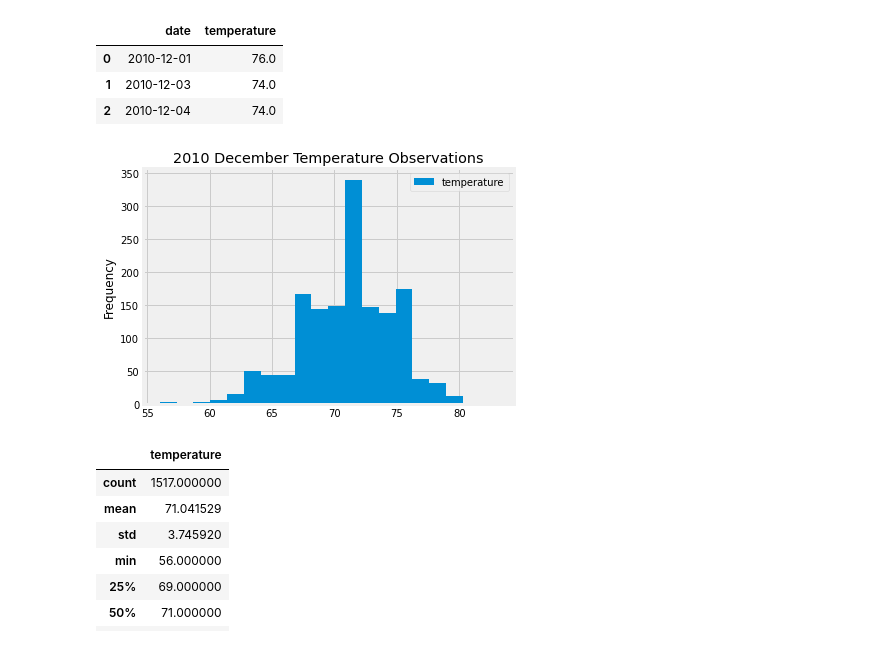
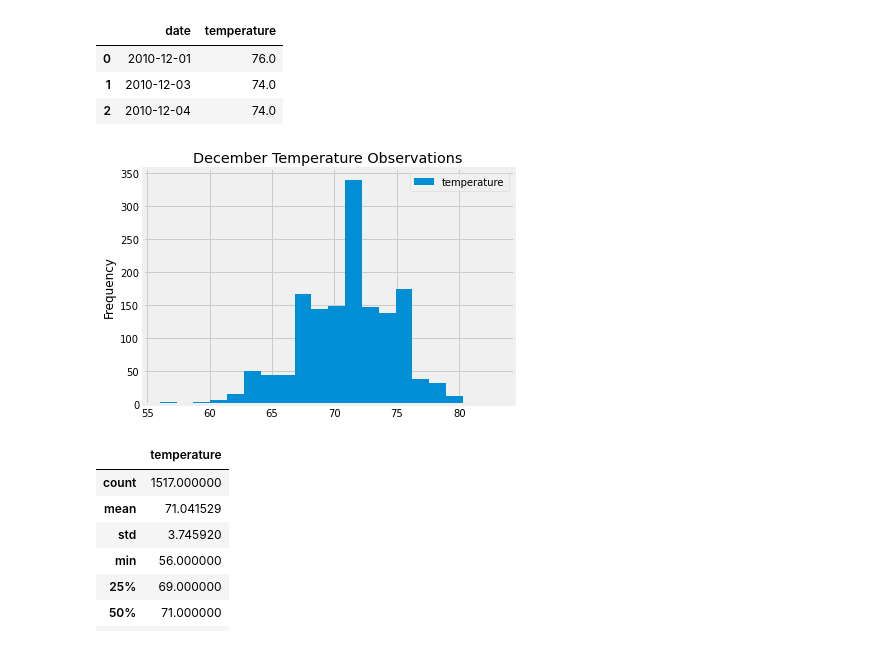
Before and after one commit to harg74/Surf-s_Up, a Jupyter notebook: SurfsUp_Challenge.ipynb, the cells around one changed output. Saved outputs shown, nothing was run; the diff lists cells and outputs as text; code cells hidden in the pictures.

```diff
--- a/SurfsUp_Challenge.ipynb
+++ b/SurfsUp_Challenge.ipynb
@@ -103,14 +142,14 @@ temp_dec_df.head(3)
 # %%
 temp_dec_df.set_index(temp_dec_df['date'], inplace=True)
 temp_dec_df.to_string(index=False)
 temp_dec_df = temp_dec_df.sort_index()
 temp_dec_df.to_string(index=False)
 
 temp_dec_df.plot.hist(bins=20)
-plt.title('2010 December Temperature Observations')
+plt.title('December Temperature Observations')
 plt.tight_layout()
 # %% [output]
-[figure, old version]
+[figure, new version]
 # %%
 # 9. Calculate and print out the summary statistics for the Decemeber temperature DataFrame.
 temp_dec_df.describe()
```
Also changed, not shown: parts of 13 cells of this notebook.
